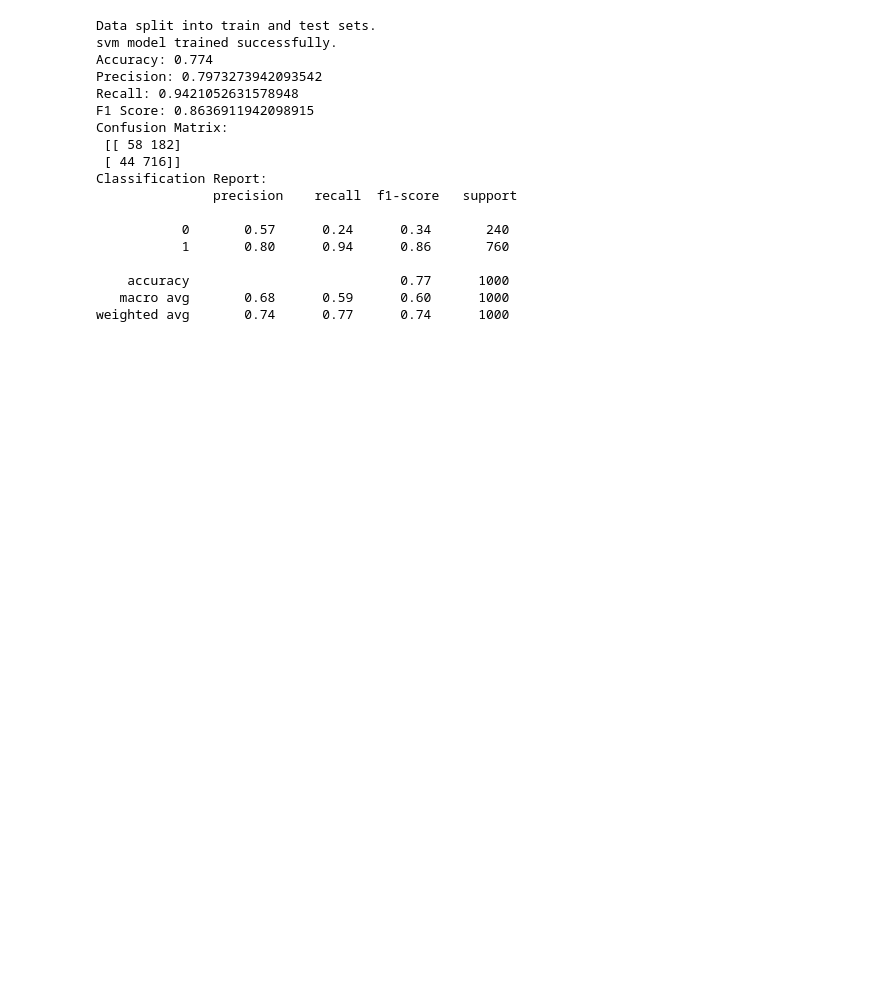
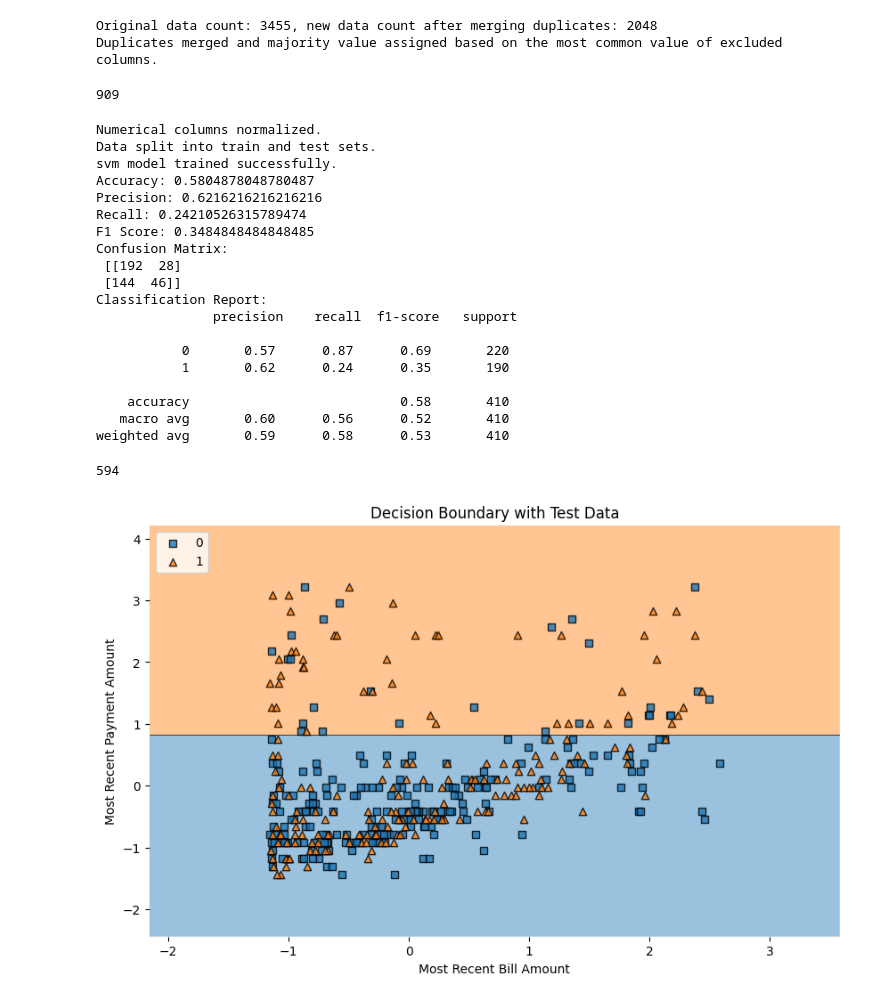
Before and after one commit to AsifAhmedShodip/MyRecourseProject, a Jupyter notebook: notebooks/credit_dataset_exploration.ipynb, the cells around one changed output. Drawn from its saved outputs; the diff is of its cells as text; code cells hidden in the pictures; blank space fills up the shorter version.

```diff
--- a/notebooks/credit_dataset_exploration.ipynb
+++ b/notebooks/credit_dataset_exploration.ipynb
@@ -26,27 +35,54 @@ Data has been sampled. New data size: 5000 rows.
+# %%
+credit_instance.merge_duplicates_assign_majority(exclude_columns='NoDefaultNextMonth')
+# %% [output]
+Original data count: 3455, new data count after merging duplicates: 2048
+Duplicates merged and majority value assigned based on the most common value of excluded columns.
+# %%
+print((credit_instance.data['NoDefaultNextMonth'] == 1).sum())
+# %% [output]
+909
 # %%
 trainer = ModelTrainer()
-# Split the data
-trainer.split_data(credit_instance.data, target_column='NoDefaultNextMonth')
+
+data = trainer.normalize_columns(data=credit_instance.data, exclude_columns=['NoDefaultNextMonth'])
+
+trainer.split_data(data, target_column='NoDefaultNextMonth')
+
+
 model = trainer.train('svm')
+
 evaluator = Evaluator(model, trainer.X_test, trainer.y_test)
 evaluator.report()
-# testing
 # %% [output]
+Numerical columns normalized.
 Data split into train and test sets.
 svm model trained successfully.
-Accuracy: 0.774
-Precision: 0.7973273942093542
-Recall: 0.9421052631578948
-F1 Score: 0.8636911942098915
+Accuracy: 0.5804878048780487
+Precision: 0.6216216216216216
+Recall: 0.24210526315789474
+F1 Score: 0.3484848484848485
 Confusion Matrix:
- [[ 58 182]
- [ 44 716]]
+ [[192  28]
+ [144  46]]
 Classification Report:
                precision    recall  f1-score   support
 
-           0       0.57      0.24      0.34       240
-           1       0.80      0.94      0.86       760
+           0       0.57      0.87      0.69       220
+           1       0.62      0.24      0.35       190
 
-    accuracy                           0.77      1000
-   macro avg       0.68      0.59      0.60      1000
-weighted avg       0.74      0.77      0.74      1000
+    accuracy                           0.58       410
+   macro avg       0.60      0.56      0.52       410
+weighted avg       0.59      0.58      0.53       410
+# %%
+print((trainer.y_train==1).sum())
+# %% [output]
+594
+# %%
+visualizer = Visualizer(model, trainer.X_test, trainer.y_test)
+feature_names = ('Most Recent Bill Amount', 'Most Recent Payment Amount')
+visualizer.plot_decision_boundary(feature_names)
+
+# visualizer = Visualizer()
+# visualizer.plot_decision_boundary(model, trainer.X_test, trainer.y_test, evaluator.find_misclassified_samples())
+# %% [output]
+[figure, added]
```
Also changed, not shown: parts of 6 cells of this notebook, 12 other files.
